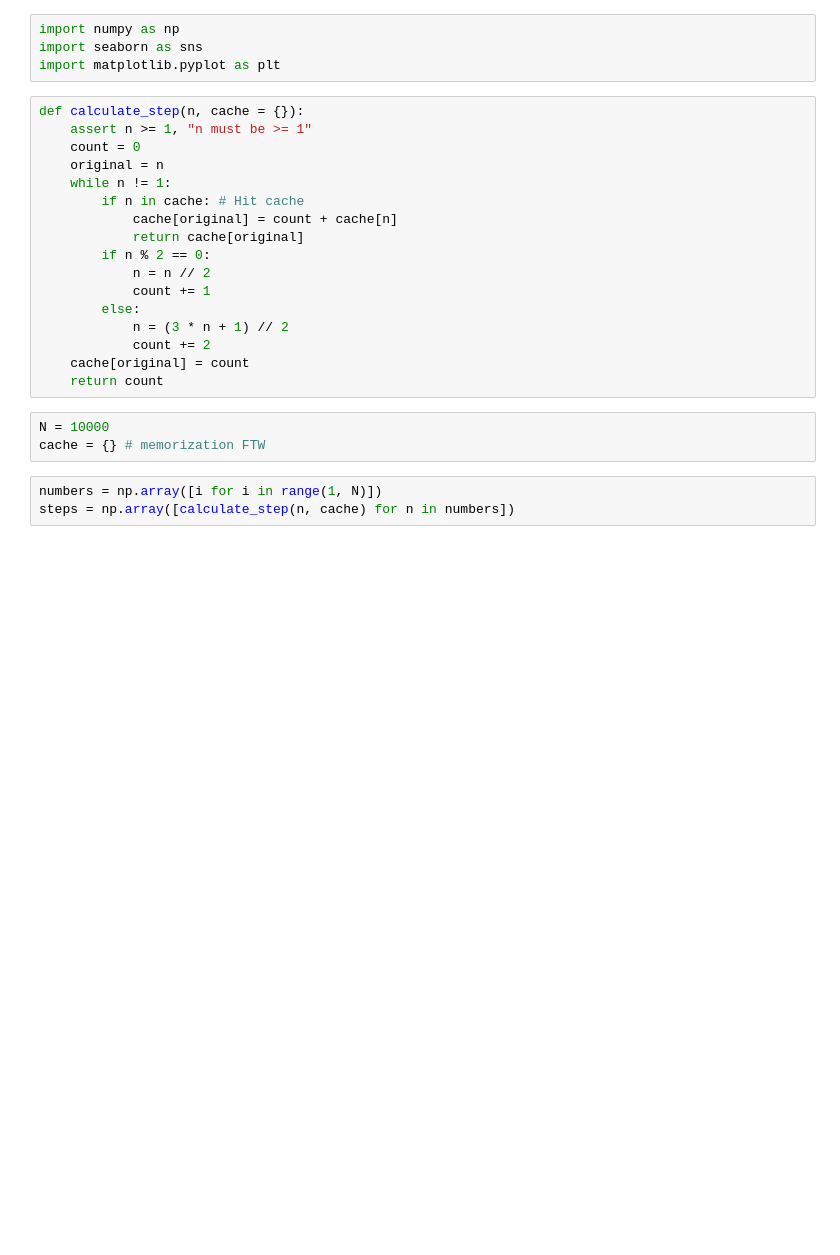
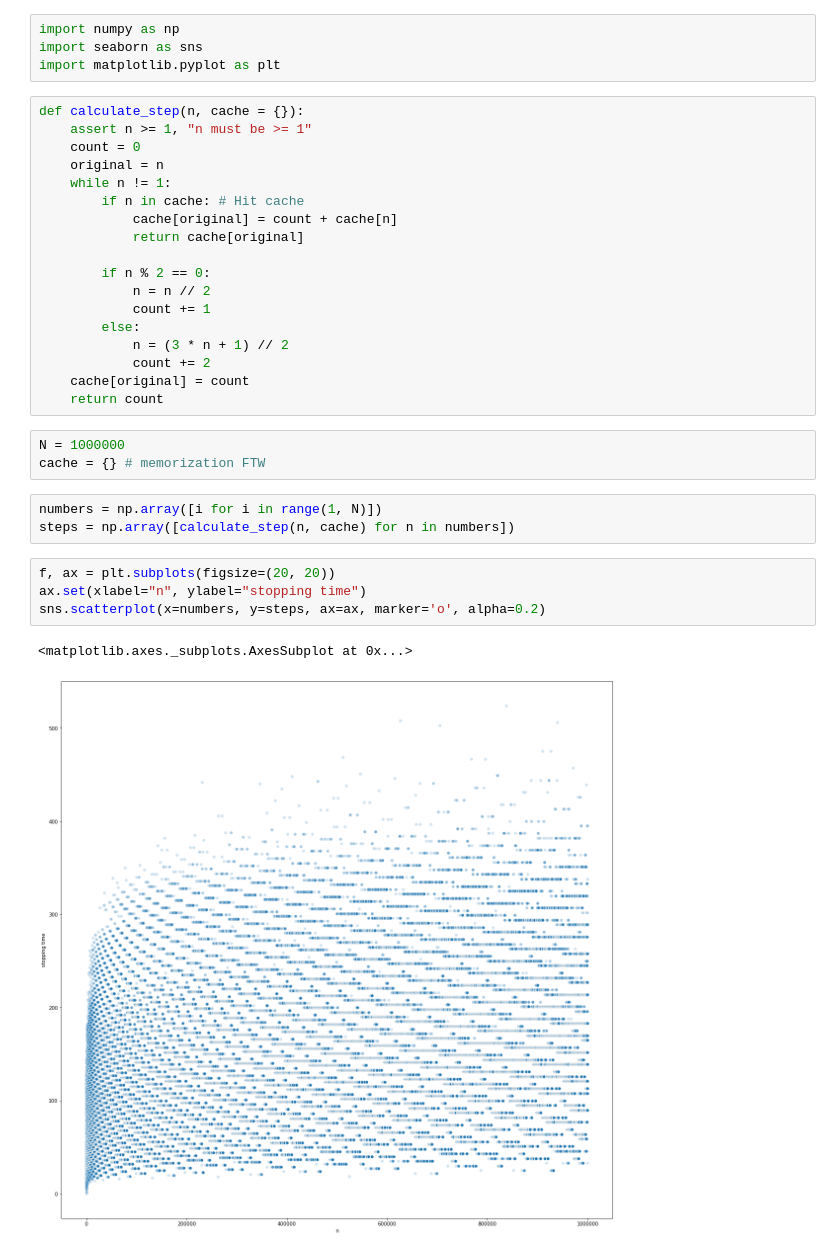
Before and after one commit to khoi/collatz-conjecture, a Jupyter notebook: notebook.ipynb, the cells around one changed output. Saved outputs shown, nothing was run; the diff lists cells and outputs as text; blank space fills up the shorter version.

```diff
--- a/notebook.ipynb
+++ b/notebook.ipynb
@@ -11,6 +11,7 @@ def calculate_step(n, cache = {}):
         if n in cache: # Hit cache
             cache[original] = count + cache[n]
             return cache[original]
+
         if n % 2 == 0:
             n = n // 2
             count += 1
@@ -20,10 +21,17 @@ def calculate_step(n, cache = {}):
     cache[original] = count
     return count
 # %%
-N = 10000
+N = 1000000
 cache = {} # memorization FTW
 # %%
 numbers = np.array([i for i in range(1, N)])
 steps = np.array([calculate_step(n, cache) for n in numbers])
+# %%
+f, ax = plt.subplots(figsize=(20, 20))
+ax.set(xlabel="n", ylabel="stopping time")
+sns.scatterplot(x=numbers, y=steps, ax=ax, marker='o', alpha=0.2)
+# %% [output]
+<matplotlib.axes._subplots.AxesSubplot at 0x...>
+[figure, added]
 # %%
 f, ax = plt.subplots(figsize=(20, 20))
```
Also changed, not shown: parts of 1 cell of this notebook, 1 other file.
